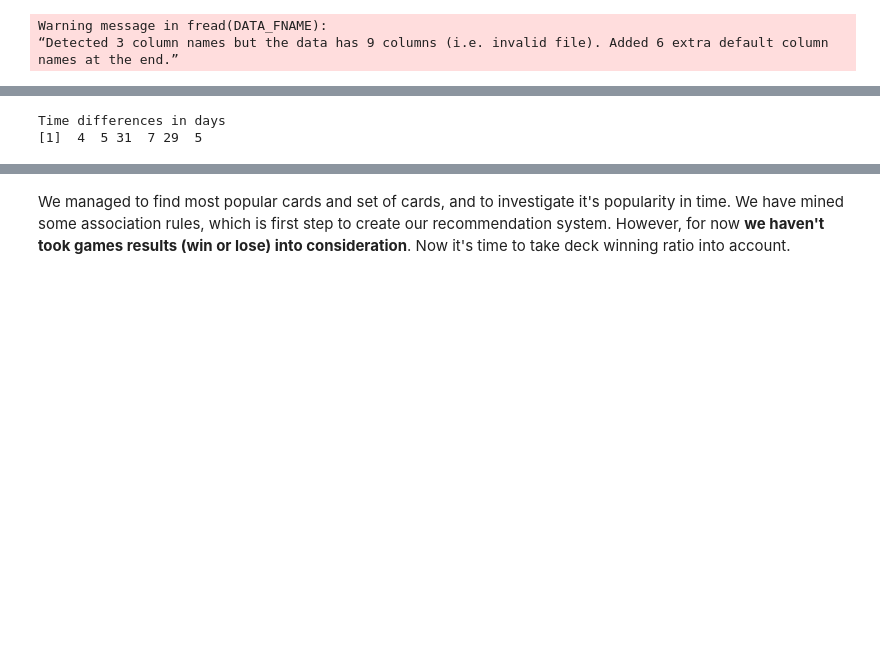
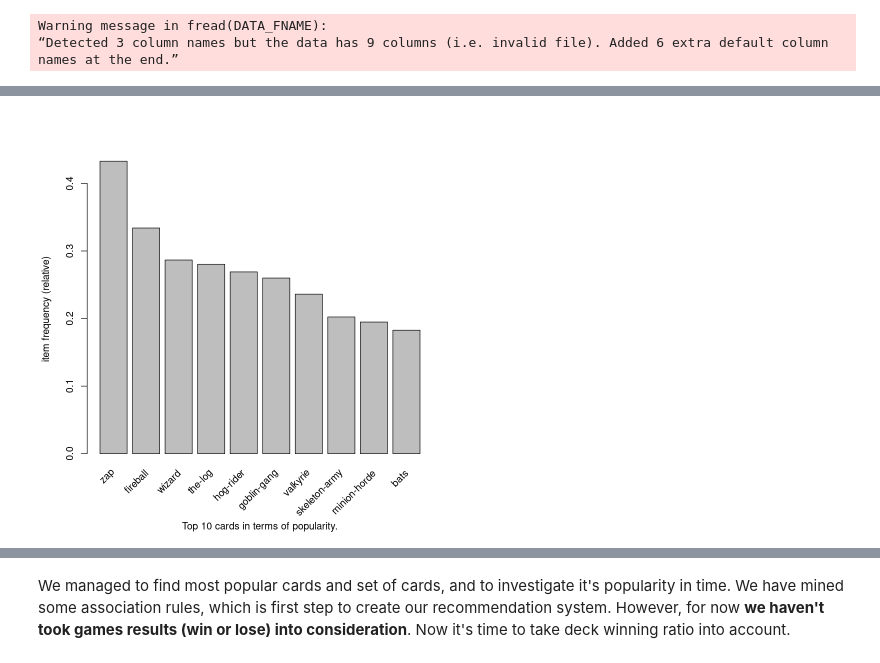
Before and after one commit to bieganski/data-mining, a Jupyter notebook: ex1/solution.ipynb, the cells around one changed output, grey strips where cells are left out. Cells and saved outputs as stored; diff of their text form; code cells hidden in the pictures; blank space fills up the shorter version.

```diff
--- a/ex1/solution.ipynb
+++ b/ex1/solution.ipynb
@@ -115,9 +120,5 @@ Here is the list of most popular cards (overall). The most popular card, the {za
-# %%
-df = as.Date(transactionInfo(transactions)$transactionID, format="%Y-%m-%dT%H:%M:%S")
-split_groups = df - min(df)
-s = split(transactions, split_groups)
-head(split_groups)
-# %% [output]
-Time differences in days
-[1]  4  5 31  7 29  5
+# %%
+itemFrequencyPlot(transactions, topN=10, xlab="Top 10 cards in terms of popularity.")
+# %% [output]
+[figure, added]
 # %%
```
Also changed, not shown: parts of 37 cells of this notebook, 1 other file.
